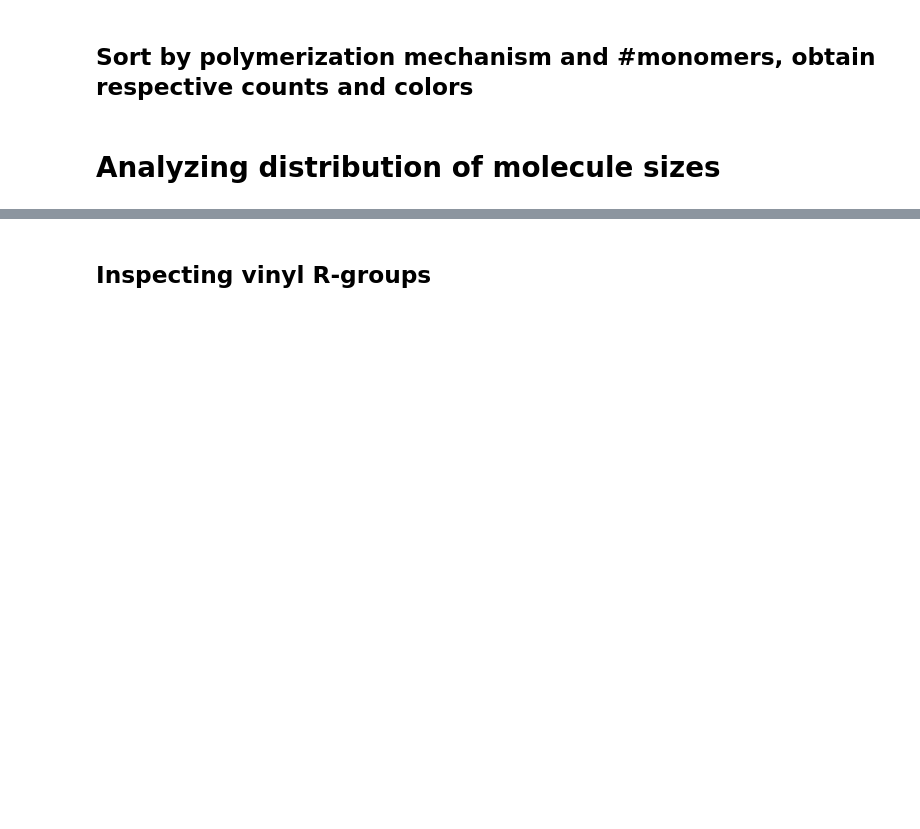
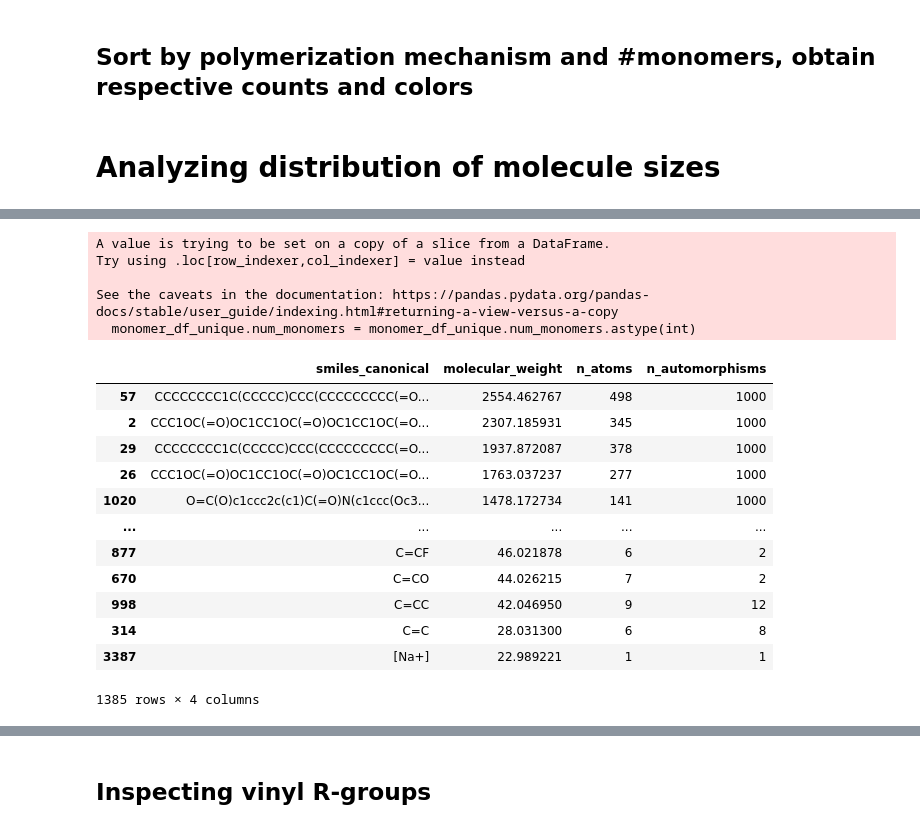
Before and after one commit to jlaw9/2026_polymer_build_workflow, a Jupyter notebook: input_inspect.ipynb, the cells around one changed output, grey strips where cells are left out. Drawn from its saved outputs; the diff is of its cells as text; code cells hidden in the pictures; blank space fills up the shorter version.

```diff
--- a/input_inspect.ipynb
+++ b/input_inspect.ipynb
@@ -123,13 +121,15 @@ from polymerist.rdutils.substructures import num_automorphisms
 
 
 molecule_records : list[dict[str, Any]] = []
-for i, row in track(monomer_df.iterrows(), description='Characterizing unique molecules...', total=len(monomer_df)):
+idxs = []
+for i, row in track(monomer_df_unique.iterrows(), description='Characterizing unique molecules...', total=len(monomer_df_unique)):
     monomer_mol_combined = Chem.MolFromSmiles(row.smiles_explicit, sanitize=False)
     sanitize_mol(monomer_mol_combined, sanitize_ops=SANITIZE_ALL, aromaticity_model=AROMATICITY_MDL, in_place=True)
     monomer_mols = Chem.GetMolFrags(monomer_mol_combined, sanitizeFrags=False, asMols=True)
 
     # get number of monomers per chemical entry
-    monomer_df.at[i, 'num_monomers'] = len(monomer_mols)
+    n_monomers = len(monomer_mols)
+    monomer_df_unique.loc[i, 'num_monomers'] = n_monomers # account for linear index vs index kept from original monomer dataset
 
     # strip out individual molecules
     for mol in monomer_mols:
@@ -141,7 +141,7 @@ for i, row in track(monomer_df.iterrows(), description='Characterizing unique mo
                 'n_automorphisms' : num_automorphisms(mol, maxMatches=1_000),
             }
         )
-monomer_df.num_monomers = monomer_df.num_monomers.astype(int)
+monomer_df_unique.num_monomers = monomer_df_unique.num_monomers.astype(int)
 
 # compile molecule-specific dataframe
 molecule_df = pd.DataFrame.from_records(molecule_records)
@@ -149,3 +149,4 @@ molecule_df.drop_duplicates(subset=['smiles_canonical'], inplace=True)
 molecule_df.sort_values(by=['molecular_weight', 'n_atoms'], ascending=False, inplace=True)
 
 display(molecule_df)
+# %% [output]
@@ -151,0 +155,18 @@ display(molecule_df)
+A value is trying to be set on a copy of a slice from a DataFrame.
+Try using .loc[row_indexer,col_indexer] = value instead
+
+See the caveats in the documentation: https://pandas.pydata.org/pandas-docs/stable/user_guide/indexing.html#returning-a-view-versus-a-copy
+  monomer_df_unique.num_monomers = monomer_df_unique.num_monomers.astype(int)
+|  | smiles_canonical | molecular_weight | n_atoms | n_automorphisms |
+| 57 | CCCCCCCC1C(CCCCC)CCC(CCCCCCCCC(=O... | 2554.462767 | 498 | 1000 |
+| 2 | CCC1OC(=O)OC1CC1OC(=O)OC1CC1OC(=O... | 2307.185931 | 345 | 1000 |
+| 29 | CCCCCCCC1C(CCCCC)CCC(CCCCCCCCC(=O... | 1937.872087 | 378 | 1000 |
+| 26 | CCC1OC(=O)OC1CC1OC(=O)OC1CC1OC(=O... | 1763.037237 | 277 | 1000 |
+| 1020 | O=C(O)c1ccc2c(c1)C(=O)N(c1ccc(Oc3... | 1478.172734 | 141 | 1000 |
+| ... | ... | ... | ... | ... |
+| 877 | C=CF | 46.021878 | 6 | 2 |
+| 670 | C=CO | 44.026215 | 7 | 2 |
+| 998 | C=CC | 42.046950 | 9 | 12 |
+| 314 | C=C | 28.031300 | 6 | 8 |
+| 3387 | [Na+] | 22.989221 | 1 | 1 |
+1385 rows × 4 columns
```
Also changed, not shown: parts of 11 cells of this notebook.
